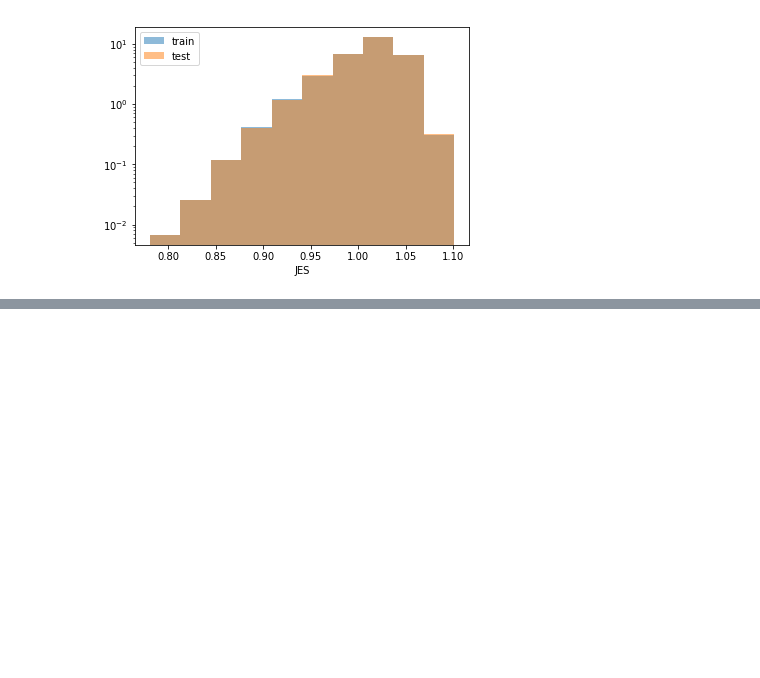
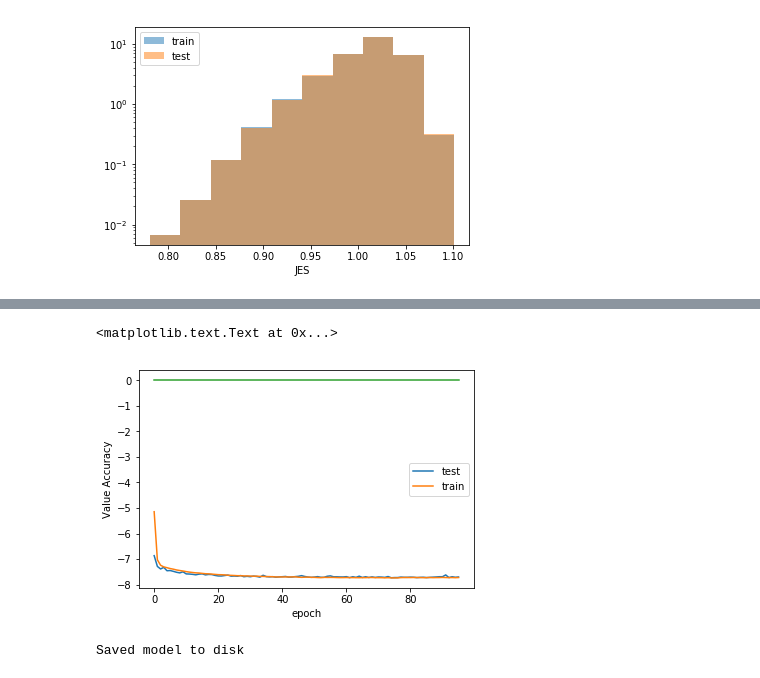
Before and after one commit to awhitbeck/scientific-python-hats, a Jupyter notebook: cms-open-data-ml/MLJEC_NewSetup_JR_v0.ipynb, the cells around one changed output, grey strips where cells are left out. Drawn from its saved outputs; the diff is of its cells as text; code cells hidden in the pictures; blank space fills up the shorter version.

```diff
--- a/cms-open-data-ml/MLJEC_NewSetup_JR_v0.ipynb
+++ b/cms-open-data-ml/MLJEC_NewSetup_JR_v0.ipynb
@@ -104,13 +104,16 @@ layer = Activation('tanh')(layer)
 #layer = MaxPooling2D(pool_size=(3,3))(layer)
 layer = Flatten()(layer)
 # additional features input
+jet_eta_ak7_input = Input(shape=(1,), name='jet_eta_ak7_input')
+layer = merge([layer, jet_eta_ak7_input], mode='concat')
+layer = Dense(20, activation='sigmoid')(layer)
+layer = Dropout(0.08)(layer)
 jet_pt_ak7_input = Input(shape=(1,), name='jet_pt_ak7_input')
-jet_eta_ak7_input = Input(shape=(1,), name='jet_eta_ak7_input')
-layer = merge([layer, jet_pt_ak7_input, jet_eta_ak7_input], mode='concat')
+layer = merge([layer, jet_pt_ak7_input], mode='concat')
+layer = Dense(20, activation='softplus')(layer)
+layer = Dropout(0.08)(layer)
 #layer = Dropout(0.20)(layer)
 # changing from softplus to tanh
-layer = Dense(20, activation='softplus')(layer)
-layer = Dropout(0.08)(layer)
 #other activation option 'sigmoid' better for bounded problem
 output_layer = Dense(1, activation='linear', name='main_output')(layer)
 #output_layer = LeakyReLU('alpha=0.3')
@@ -119,4 +122,5 @@ model = Model(input=[input_layer,jet_pt_ak7_input,jet_eta_ak7_input], output=out
 #model = Model(input=input_layer, output=output_layer)
 #model.compile(optimizer='adam', loss='kullback_leibler_divergence', metrics=['accuracy','precision','mse','msle'])
 model.compile(optimizer='adam', loss='mse', metrics=['accuracy','precision','mse','msle'])
+model.summary()
 # %% [output]
@@ -162,3 +170,28 @@ Epoch 11/100
+# %%
+val_loss = np.asarray(history.history['val_loss'])
+loss = np.asarray(history.history['loss'])
+plt.plot(np.log(val_loss), label='test')
+plt.plot(np.log(loss), label='train')
+plt.legend()
+plt.xlabel('epoch')
+plt.ylabel('Loss')
+val_acc = np.asarray(history.history['val_acc'])
+plt.plot(val_acc, label='')
+plt.legend()
+plt.xlabel('epoch')
+plt.ylabel('Value Accuracy')
+# %% [output]
+<matplotlib.text.Text at 0x...>
+[figure, added]
+# %%
+model_json = model.to_json()
+with open("model_eta_dense_pt_dense_updatedJuly14.json", "w") as json_file:
+    json_file.write(model_json)
+# serialize weights to HDF5
+model.save_weights("model_eta_dense_pt_dense_updatedJuly14.h5")
+print("Saved model to disk")
+# %% [output]
+Saved model to disk
 # %%
 p_train = model.predict(X_train)
 p_test = model.predict(X_test)
```
Also changed, not shown: parts of 15 cells of this notebook.
